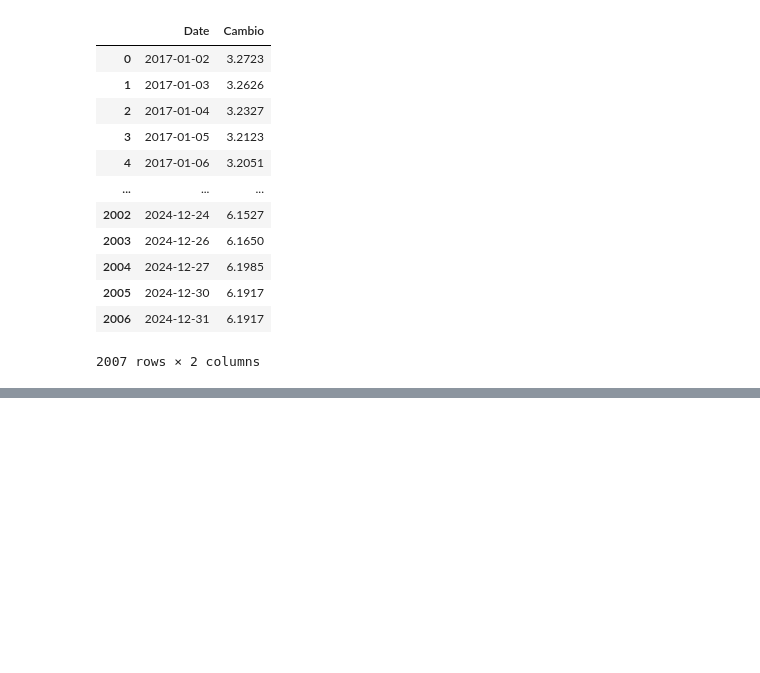
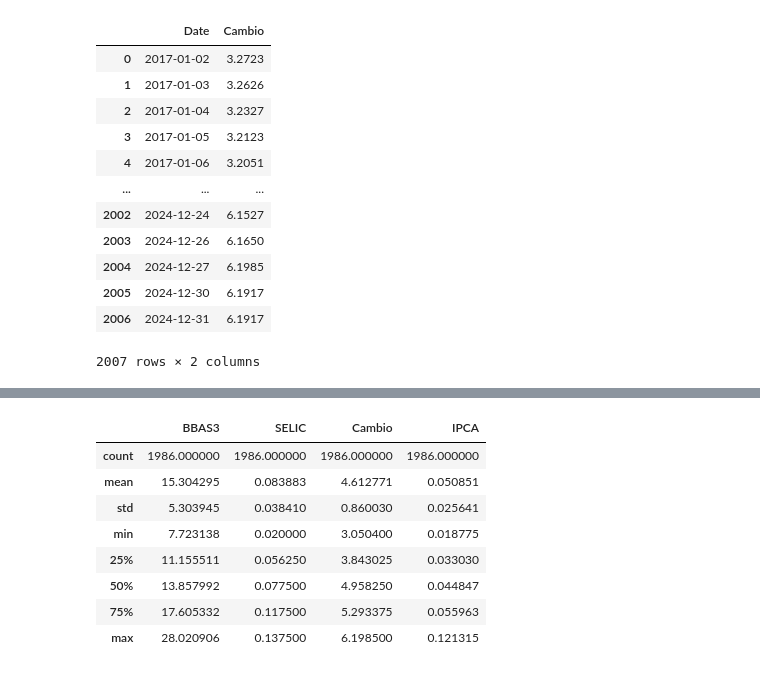
Before and after one commit to Botelho97/tcc-predict-stocks-models-comparison, a Jupyter notebook: main.ipynb, the cells around one changed output, grey strips where cells are left out. Drawn from its saved outputs; the diff is of its cells as text; code cells hidden in the pictures; blank space fills up the shorter version.

```diff
--- a/main.ipynb
+++ b/main.ipynb
@@ -92,0 +114,12 @@ df.head()
+# %%
+df.describe()
+# %% [output]
+|  | BBAS3 | SELIC | Cambio | IPCA |
+| count | 1986.000000 | 1986.000000 | 1986.000000 | 1986.000000 |
+| mean | 15.304295 | 0.083883 | 4.612771 | 0.050851 |
+| std | 5.303945 | 0.038410 | 0.860030 | 0.025641 |
+| min | 7.723138 | 0.020000 | 3.050400 | 0.018775 |
+| 25% | 11.155511 | 0.056250 | 3.843025 | 0.033030 |
+| 50% | 13.857992 | 0.077500 | 4.958250 | 0.044847 |
+| 75% | 17.605332 | 0.117500 | 5.293375 | 0.055963 |
+| max | 28.020906 | 0.137500 | 6.198500 | 0.121315 |
```
Also changed, not shown: parts of 10 cells of this notebook, 1 other file.
